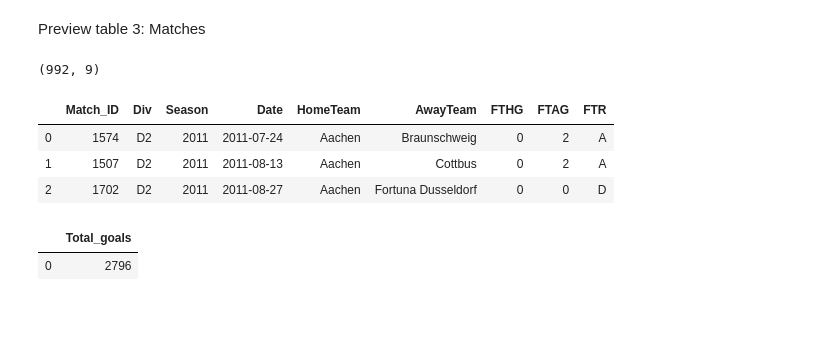
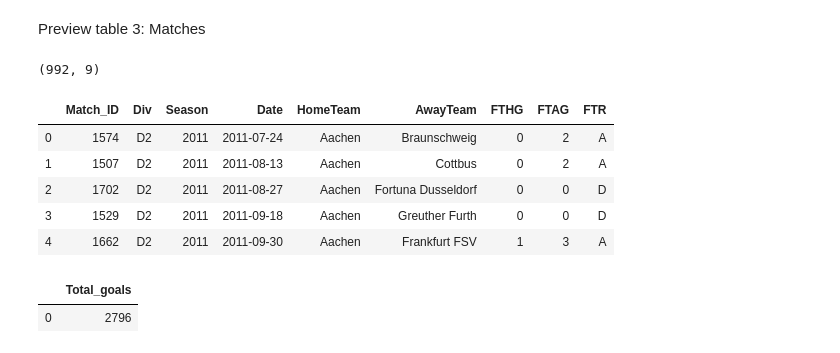
Before and after one commit to khairulomar/Football_league, a Jupyter notebook: index.ipynb, the cells around one changed output. Cells and saved outputs as stored; diff of their text form; code cells hidden in the pictures; blank space fills up the shorter version.

```diff
--- a/index.ipynb
+++ b/index.ipynb
@@ -123,20 +133,24 @@ display(tm.head(3))
 # %% [markdown]
 Preview table 3: Matches
 # %%
+# Query table "Matches"
+
 query = """SELECT *
            FROM Matches
            WHERE Season == 2011
            ORDER BY HomeTeam, Date
            """
 m = pd.read_sql_query(query, con)
 display(m.shape)
-display(m.head(3))
+display(m.head())
 # %% [output]
 (992, 9)
 |  | Match_ID | Div | Season | Date | HomeTeam | AwayTeam | FTHG | FTAG | FTR |
 | 0 | 1574 | D2 | 2011 | 2011-07-24 | Aachen | Braunschweig | 0 | 2 | A |
 | 1 | 1507 | D2 | 2011 | 2011-08-13 | Aachen | Cottbus | 0 | 2 | A |
 | 2 | 1702 | D2 | 2011 | 2011-08-27 | Aachen | Fortuna Dusseldorf | 0 | 0 | D |
+| 3 | 1529 | D2 | 2011 | 2011-09-18 | Aachen | Greuther Furth | 0 | 0 | D |
+| 4 | 1662 | D2 | 2011 | 2011-09-30 | Aachen | Frankfurt FSV | 1 | 3 | A |
 # %%
 # Get high-level total as a reference for checking after joining tables
 
```
Also changed, not shown: parts of 20 cells of this notebook.
